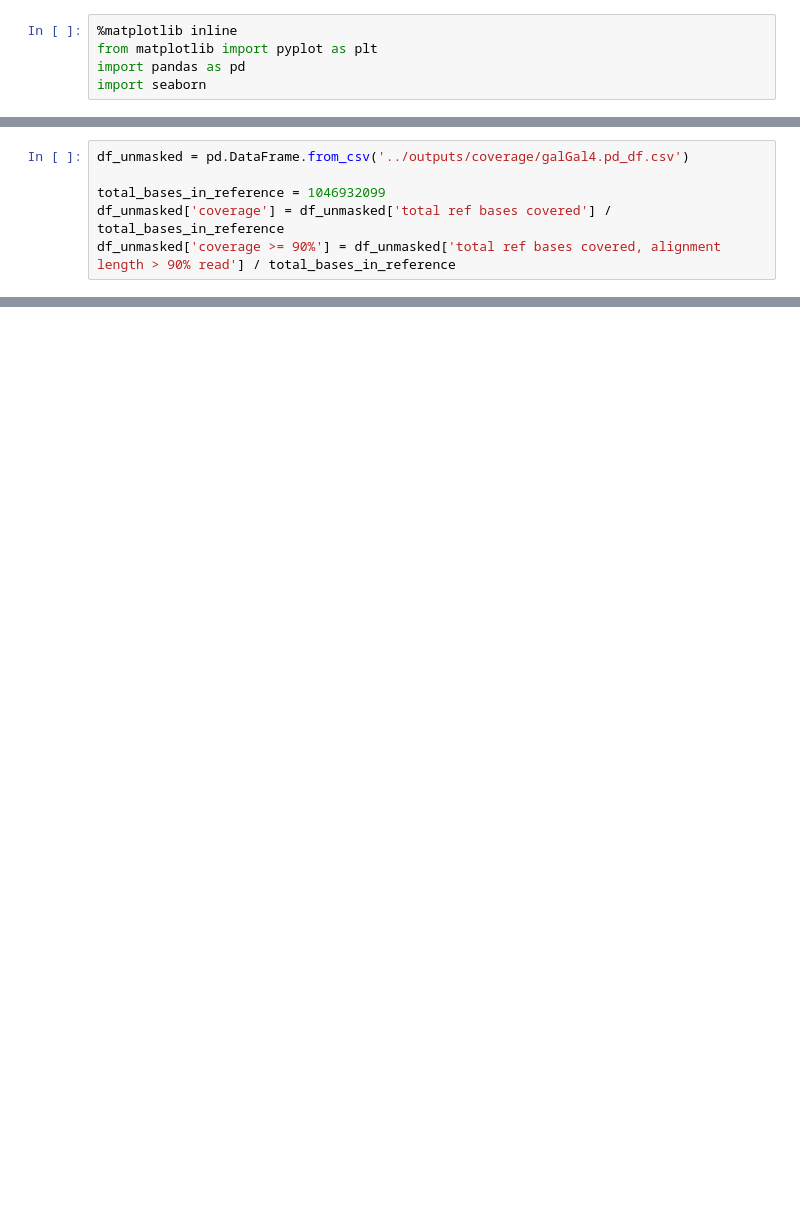
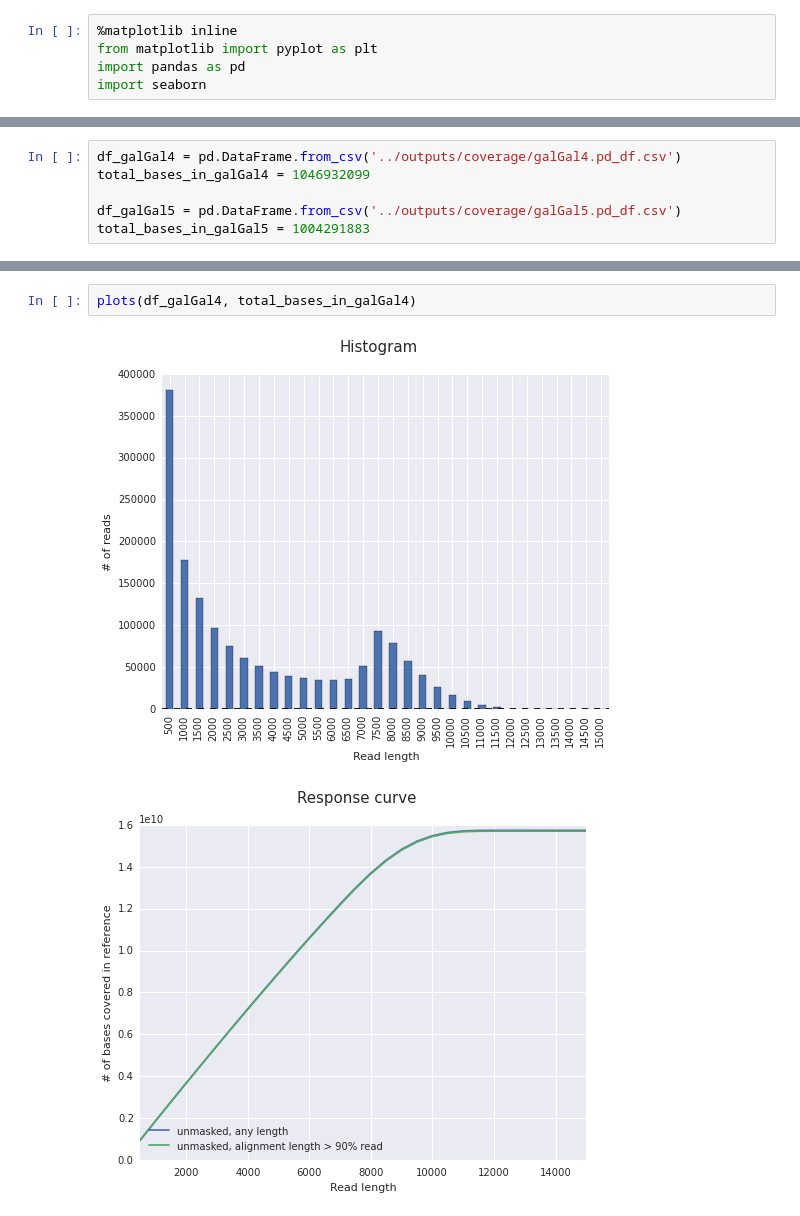
Before and after one commit to luizirber/galGal, a Jupyter notebook: notebooks/03.Moleculo_coverage.ipynb, the cells around one changed output, grey strips where cells are left out. Drawn from its saved outputs; the diff is of its cells as text; blank space fills up the shorter version.

```diff
--- a/notebooks/03.Moleculo_coverage.ipynb
+++ b/notebooks/03.Moleculo_coverage.ipynb
@@ -15,6 +10,0 @@ import seaborn
-# %%
-df_unmasked = pd.DataFrame.from_csv('../outputs/coverage/galGal4.pd_df.csv')
-
-total_bases_in_reference = 1046932099
-df_unmasked['coverage'] = df_unmasked['total ref bases covered'] / total_bases_in_reference
-df_unmasked['coverage >= 90%'] = df_unmasked['total ref bases covered, alignment length > 90% read'] / total_bases_in_reference
@@ -49 +11,7 @@ df_unmasked['# bases in reads >= minimum'].cumsum().plot()
+# %%
+df_galGal4 = pd.DataFrame.from_csv('../outputs/coverage/galGal4.pd_df.csv')
+total_bases_in_galGal4 = 1046932099
+
+df_galGal5 = pd.DataFrame.from_csv('../outputs/coverage/galGal5.pd_df.csv')
+total_bases_in_galGal5 = 1004291883
 # %%
@@ -83,0 +62,5 @@ df_unmasked
+# %%
+plots(df_galGal4, total_bases_in_galGal4)
+# %% [output]
+[figure, added]
+[figure, added]
```
Also changed, not shown: parts of 11 cells of this notebook, 1 other file.
